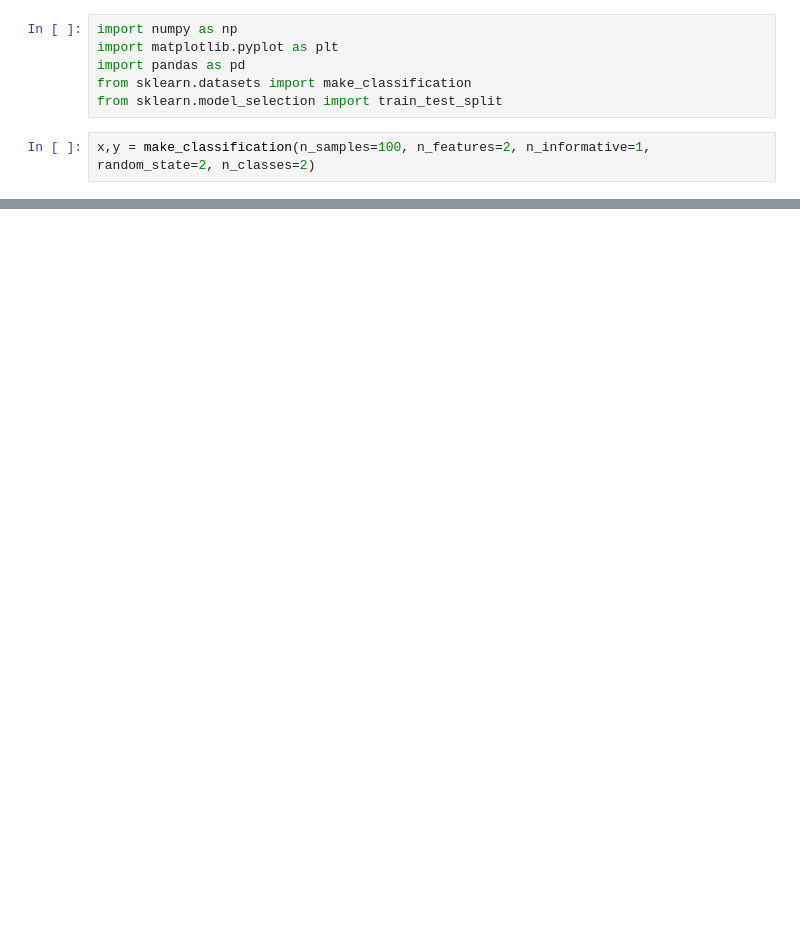
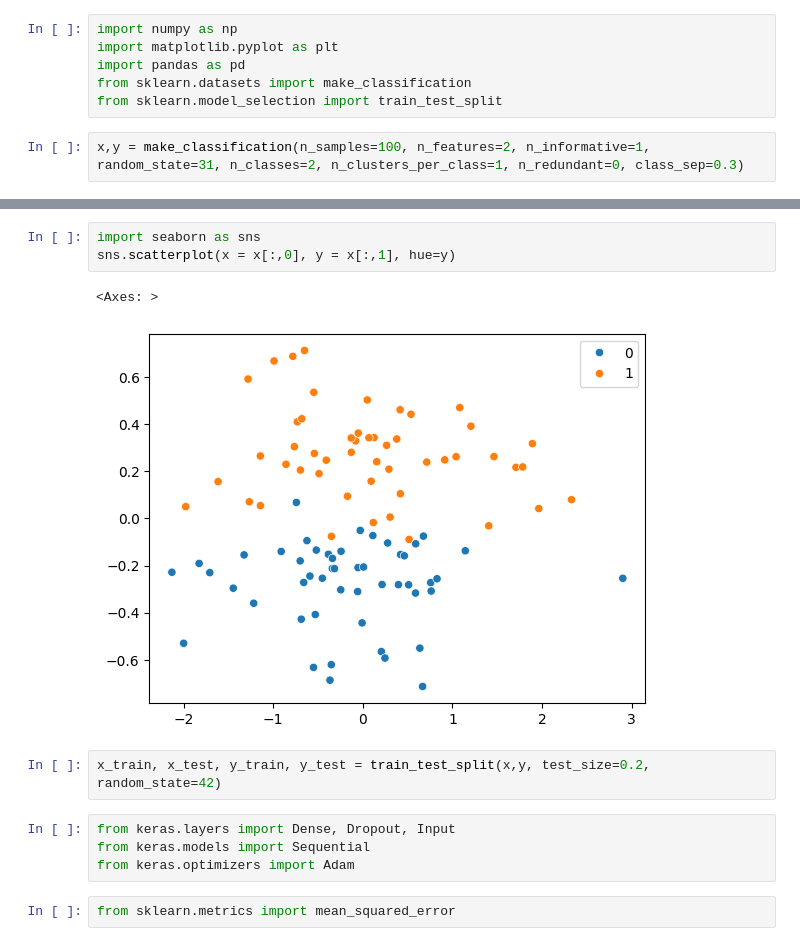
Before and after one commit to Vikash-exe/Deep-Learning-and-Computer-vision, a Jupyter notebook: Dropouts.ipynb, the cells around one changed output, grey strips where cells are left out. Drawn from its saved outputs; the diff is of its cells as text; blank space fills up the shorter version.

Commit message:
end of dropouts

```diff
--- a/Dropouts.ipynb
+++ b/Dropouts.ipynb
@@ -5,4 +5,4 @@ import pandas as pd
 from sklearn.datasets import make_classification
 from sklearn.model_selection import train_test_split
 # %%
-x,y = make_classification(n_samples=100, n_features=2, n_informative=1, random_state=2, n_classes=2)
+x,y = make_classification(n_samples=100, n_features=2, n_informative=1, random_state=31, n_classes=2, n_clusters_per_class=1, n_redundant=0, class_sep=0.3)
@@ -10,0 +17,14 @@ ValueError: Number of informative, redundant and repeated features must sum to l
+# %%
+import seaborn as sns
+sns.scatterplot(x = x[:,0], y = x[:,1], hue=y)
+# %% [output]
+<Axes: >
+[figure, added]
+# %%
+x_train, x_test, y_train, y_test = train_test_split(x,y, test_size=0.2, random_state=42)
+# %%
+from keras.layers import Dense, Dropout, Input
+from keras.models import Sequential
+from keras.optimizers import Adam
+# %%
+from sklearn.metrics import mean_squared_error
```
Also changed, not shown: parts of 13 cells of this notebook.
